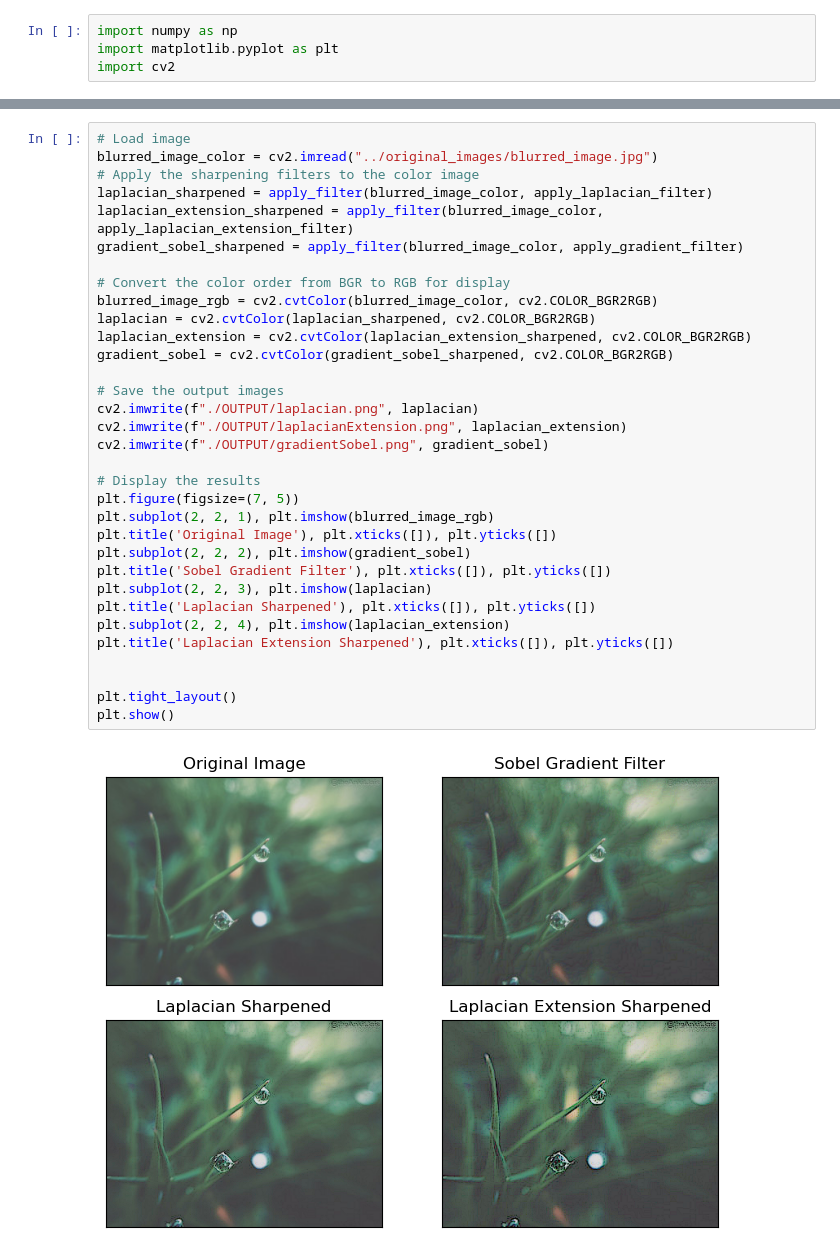
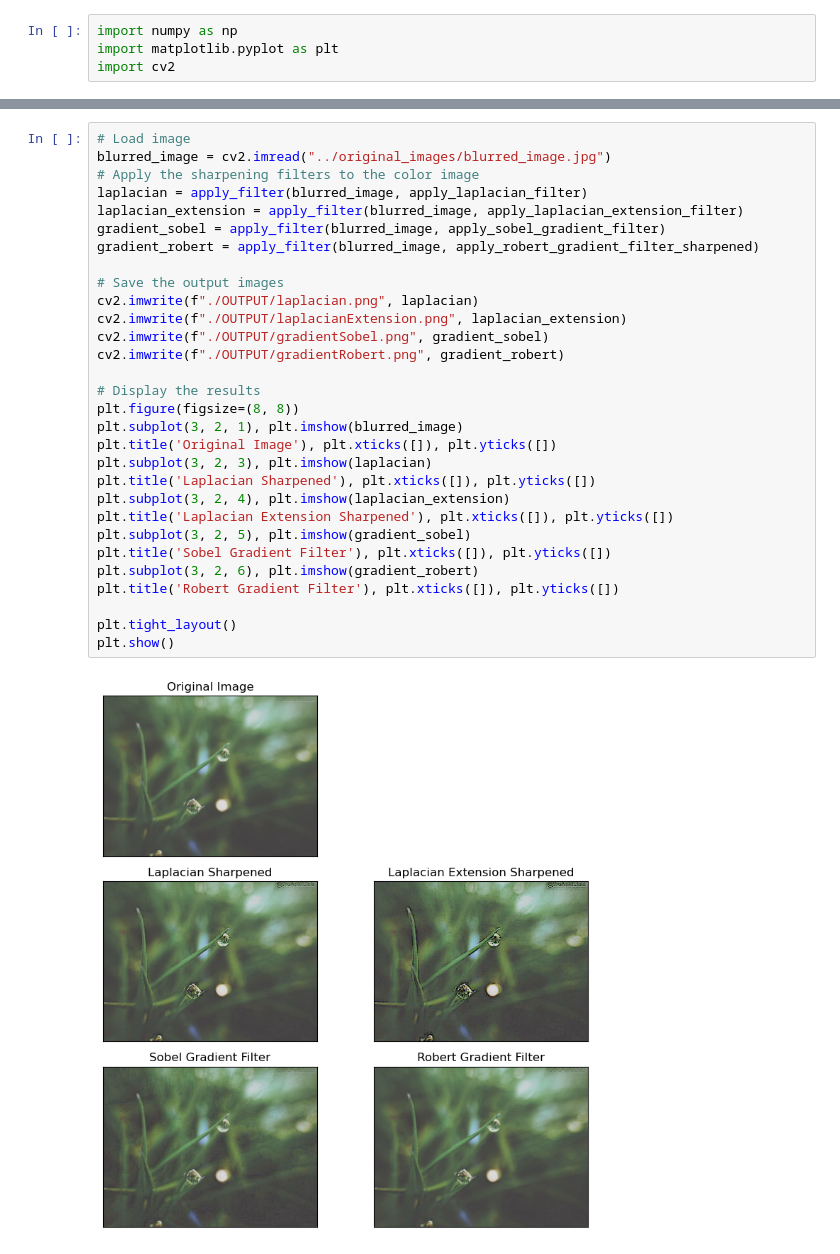
Before and after one commit to ExitedState/2301368-img_proc_lab, a Jupyter notebook: Assignment #3/Q2/LAB3_q2.ipynb, the cells around one changed output, grey strips where cells are left out. Cells and saved outputs as stored; diff of their text form.

```diff
--- a/Assignment #3/Q2/LAB3_q2.ipynb
+++ b/Assignment #3/Q2/LAB3_q2.ipynb
@@ -69,36 +90,33 @@ def apply_filter(image, filter_function):
     return filtered_image
 # %%
 # Load image
-blurred_image_color = cv2.imread("../original_images/blurred_image.jpg")
+blurred_image = cv2.imread("../original_images/blurred_image.jpg")
 # Apply the sharpening filters to the color image
-laplacian_sharpened = apply_filter(blurred_image_color, apply_laplacian_filter)
-laplacian_extension_sharpened = apply_filter(blurred_image_color, apply_laplacian_extension_filter)
-gradient_sobel_sharpened = apply_filter(blurred_image_color, apply_gradient_filter)
-
-# Convert the color order from BGR to RGB for display
-blurred_image_rgb = cv2.cvtColor(blurred_image_color, cv2.COLOR_BGR2RGB)
-laplacian = cv2.cvtColor(laplacian_sharpened, cv2.COLOR_BGR2RGB)
-laplacian_extension = cv2.cvtColor(laplacian_extension_sharpened, cv2.COLOR_BGR2RGB)
-gradient_sobel = cv2.cvtColor(gradient_sobel_sharpened, cv2.COLOR_BGR2RGB)
+laplacian = apply_filter(blurred_image, apply_laplacian_filter)
+laplacian_extension = apply_filter(blurred_image, apply_laplacian_extension_filter)
+gradient_sobel = apply_filter(blurred_image, apply_sobel_gradient_filter)
+gradient_robert = apply_filter(blurred_image, apply_robert_gradient_filter_sharpened)
 
 # Save the output images
 cv2.imwrite(f"./OUTPUT/laplacian.png", laplacian)
 cv2.imwrite(f"./OUTPUT/laplacianExtension.png", laplacian_extension)
 cv2.imwrite(f"./OUTPUT/gradientSobel.png", gradient_sobel)
+cv2.imwrite(f"./OUTPUT/gradientRobert.png", gradient_robert)
 
 # Display the results
-plt.figure(figsize=(7, 5))
-plt.subplot(2, 2, 1), plt.imshow(blurred_image_rgb)
+plt.figure(figsize=(8, 8))
+plt.subplot(3, 2, 1), plt.imshow(blurred_image)
 plt.title('Original Image'), plt.xticks([]), plt.yticks([])
-plt.subplot(2, 2, 2), plt.imshow(gradient_sobel)
+plt.subplot(3, 2, 3), plt.imshow(laplacian)
+plt.title('Laplacian Sharpened'), plt.xticks([]), plt.yticks([])
+plt.subplot(3, 2, 4), plt.imshow(laplacian_extension)
+plt.title('Laplacian Extension Sharpened'), plt.xticks([]), plt.yticks([])
+plt.subplot(3, 2, 5), plt.imshow(gradient_sobel)
 plt.title('Sobel Gradient Filter'), plt.xticks([]), plt.yticks([])
-plt.subplot(2, 2, 3), plt.imshow(laplacian)
-plt.title('Laplacian Sharpened'), plt.xticks([]), plt.yticks([])
-plt.subplot(2, 2, 4), plt.imshow(laplacian_extension)
-plt.title('Laplacian Extension Sharpened'), plt.xticks([]), plt.yticks([])
-
+plt.subplot(3, 2, 6), plt.imshow(gradient_robert)
+plt.title('Robert Gradient Filter'), plt.xticks([]), plt.yticks([])
 
 plt.tight_layout()
 plt.show()
 # %% [output]
-[figure, old version]
+[figure, new version]
```
Also changed, not shown: parts of 1 cell of this notebook, 4 other files.
